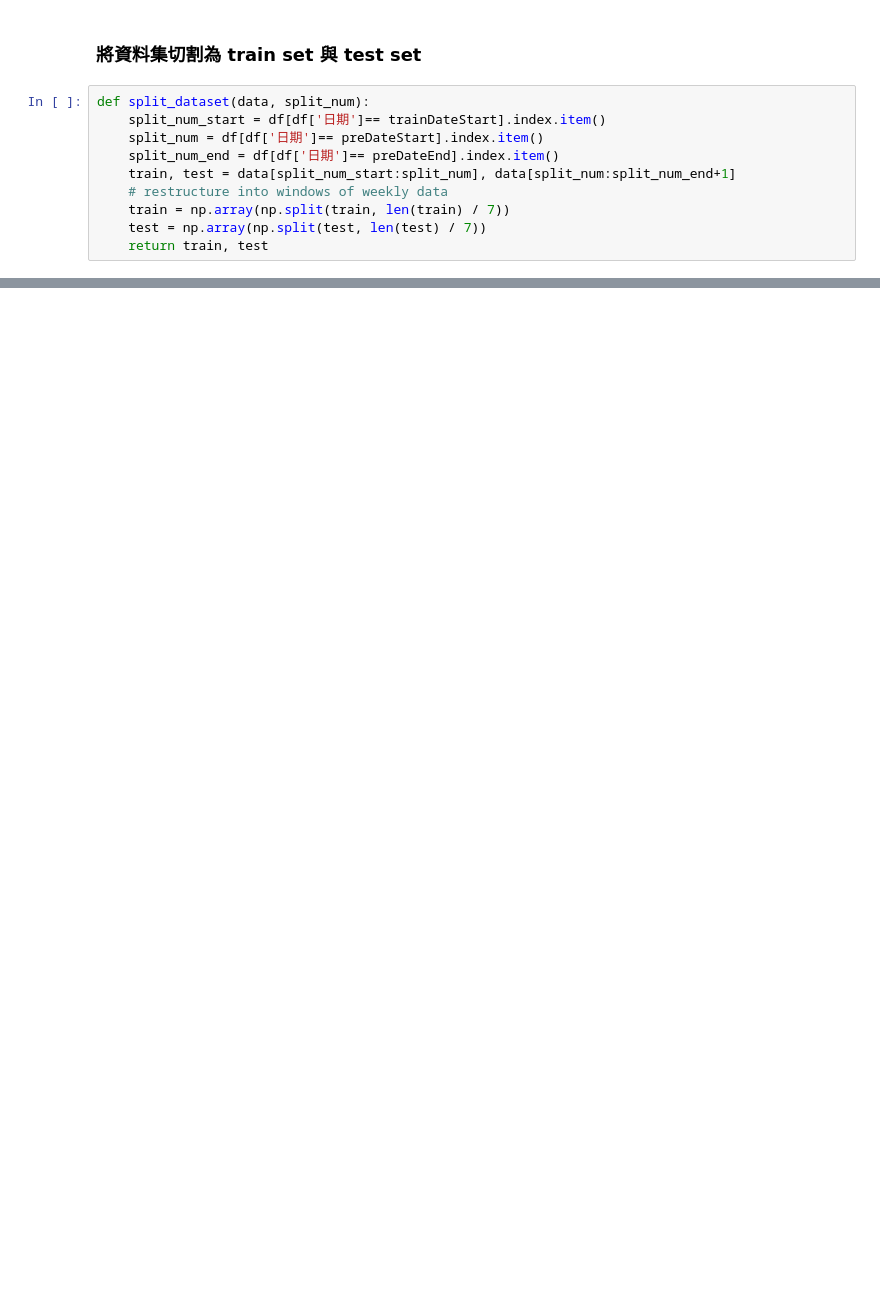
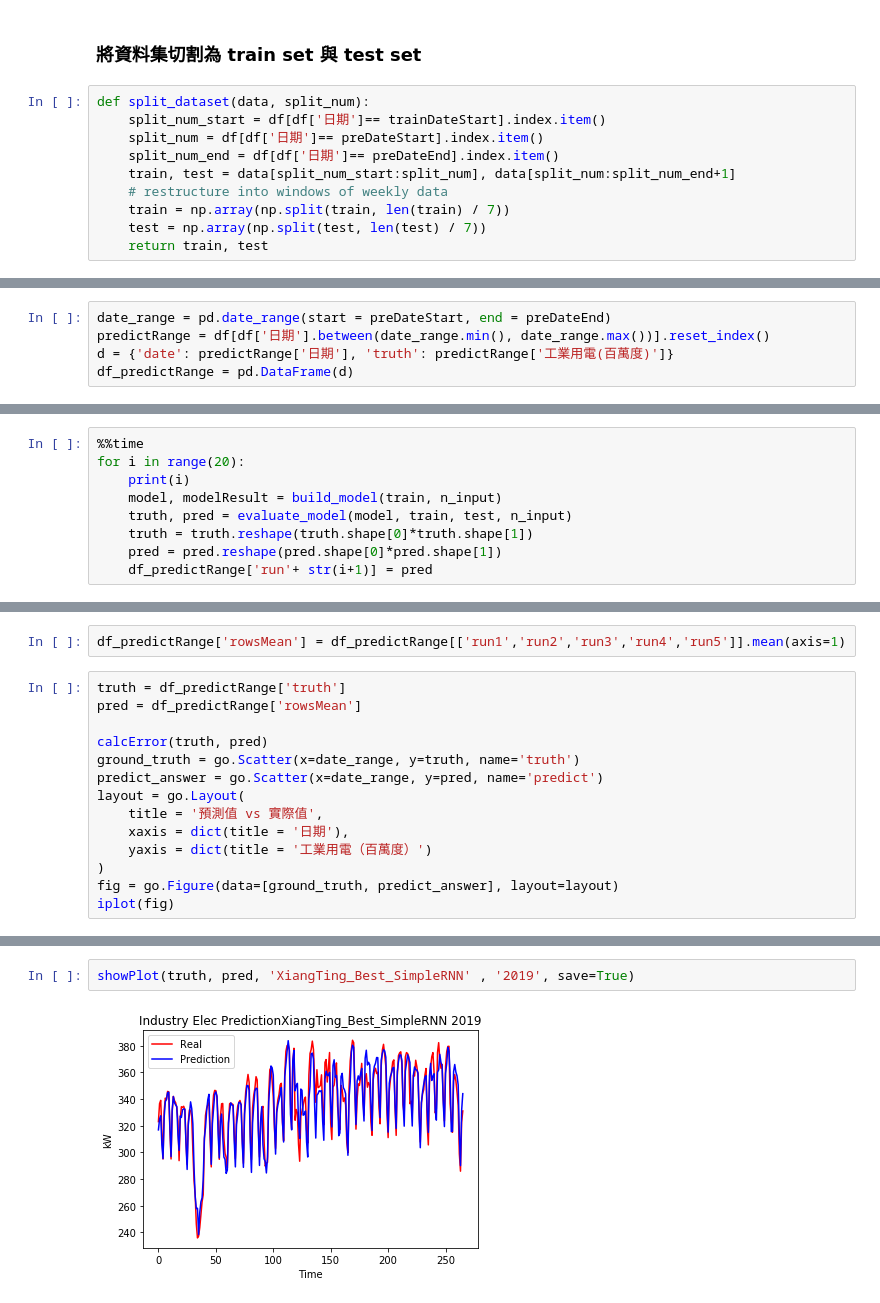
Before and after one commit to Chang-Siang/IndustryElec, a Jupyter notebook: XiangTing_Best_20200219.ipynb, the cells around one changed output, grey strips where cells are left out. Saved outputs shown, nothing was run; the diff lists cells and outputs as text; blank space fills up the shorter version.

```diff
--- a/XiangTing_Best_20200219.ipynb
+++ b/XiangTing_Best_20200219.ipynb
@@ -338,0 +509,5 @@ def split_dataset(data, split_num):
+# %%
+date_range = pd.date_range(start = preDateStart, end = preDateEnd)
+predictRange = df[df['日期'].between(date_range.min(), date_range.max())].reset_index()
+d = {'date': predictRange['日期'], 'truth': predictRange['工業用電(百萬度)']}
+df_predictRange = pd.DataFrame(d)
@@ -338,0 +516,9 @@ def split_dataset(data, split_num):
+# %%
+%%time
+for i in range(20):
+    print(i)
+    model, modelResult = build_model(train, n_input)
+    truth, pred = evaluate_model(model, train, test, n_input)
+    truth = truth.reshape(truth.shape[0]*truth.shape[1])
+    pred = pred.reshape(pred.shape[0]*pred.shape[1])
+    df_predictRange['run'+ str(i+1)] = pred
@@ -338,0 +543,16 @@ def split_dataset(data, split_num):
+# %%
+df_predictRange['rowsMean'] = df_predictRange[['run1','run2','run3','run4','run5']].mean(axis=1)
+# %%
+truth = df_predictRange['truth']
+pred = df_predictRange['rowsMean']
+
+calcError(truth, pred)
+ground_truth = go.Scatter(x=date_range, y=truth, name='truth')
+predict_answer = go.Scatter(x=date_range, y=pred, name='predict')
+layout = go.Layout(
+    title = '預測值 vs 實際值',
+    xaxis = dict(title = '日期'),
+    yaxis = dict(title = '工業用電（百萬度）')
+)
+fig = go.Figure(data=[ground_truth, predict_answer], layout=layout)
+iplot(fig)
@@ -338,0 +563,4 @@ def split_dataset(data, split_num):
+# %%
+showPlot(truth, pred, 'XiangTing_Best_SimpleRNN' , '2019', save=True)
+# %% [output]
+[figure, added]
```
Also changed, not shown: parts of 27 cells of this notebook, 11 other files.
